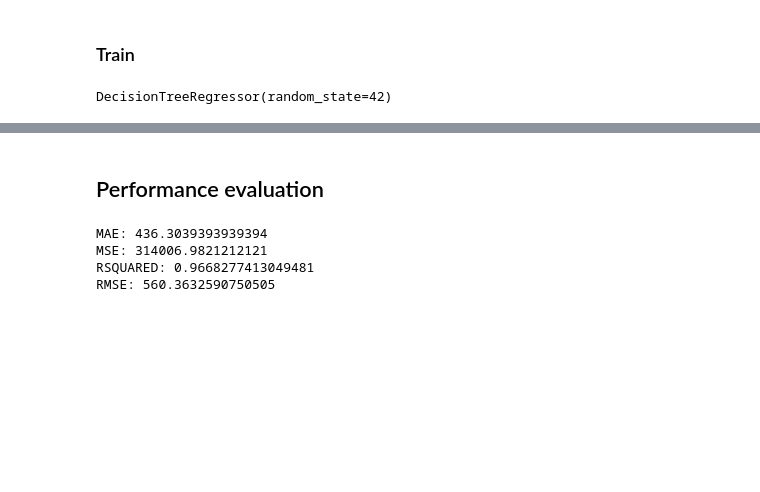
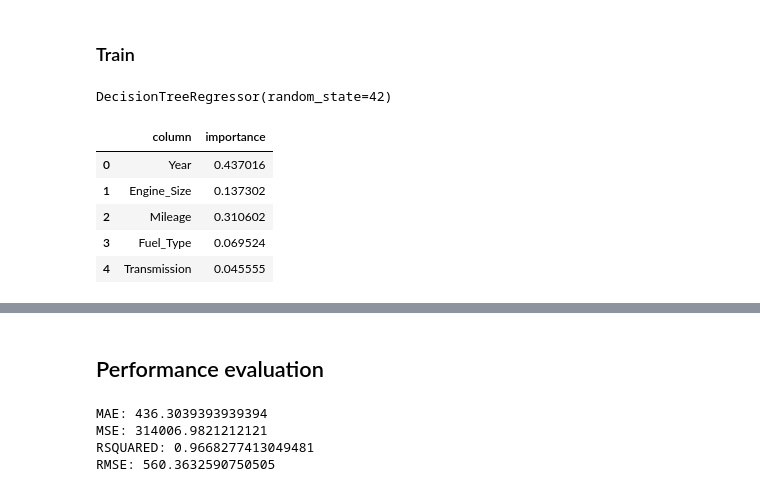
Before and after one commit to lucaslzl/ds_pos, a Jupyter notebook: notebooks/1_car_price.ipynb, the cells around one changed output, grey strips where cells are left out. Saved outputs shown, nothing was run; the diff lists cells and outputs as text; code cells hidden in the pictures; blank space fills up the shorter version.

```diff
--- a/notebooks/1_car_price.ipynb
+++ b/notebooks/1_car_price.ipynb
@@ -395,3 +404,15 @@ reg = DecisionTreeRegressor(random_state=42)
 reg.fit(x_train, y_train)
 # %% [output]
 DecisionTreeRegressor(random_state=42)
+# %%
+imp = reg.feature_importances_
+cols = x_train.columns
+
+pd.DataFrame({"column": cols, "importance": imp}).style.background_gradient()
+# %% [output]
+|  | column | importance |
+| 0 | Year | 0.437016 |
+| 1 | Engine_Size | 0.137302 |
+| 2 | Mileage | 0.310602 |
+| 3 | Fuel_Type | 0.069524 |
+| 4 | Transmission | 0.045555 |
```
Also changed, not shown: parts of 10 cells of this notebook.
